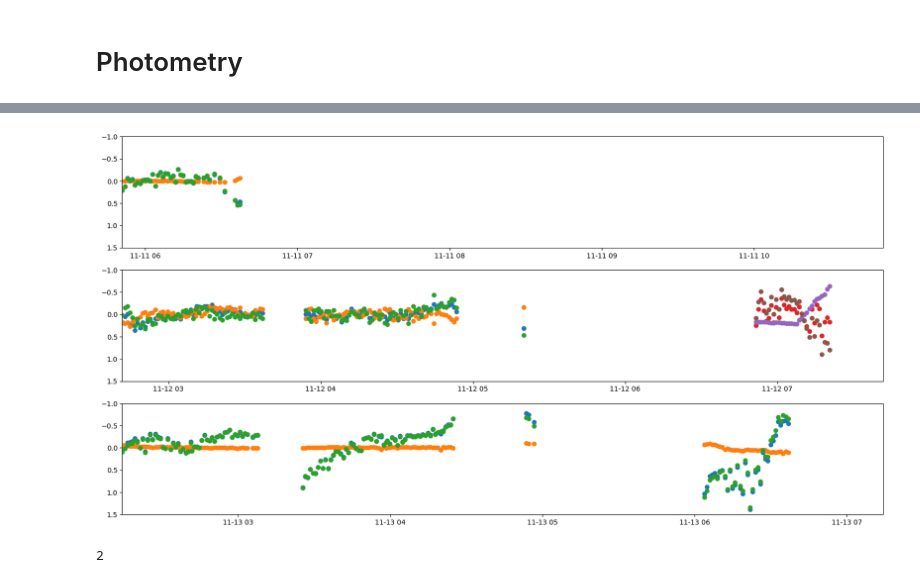
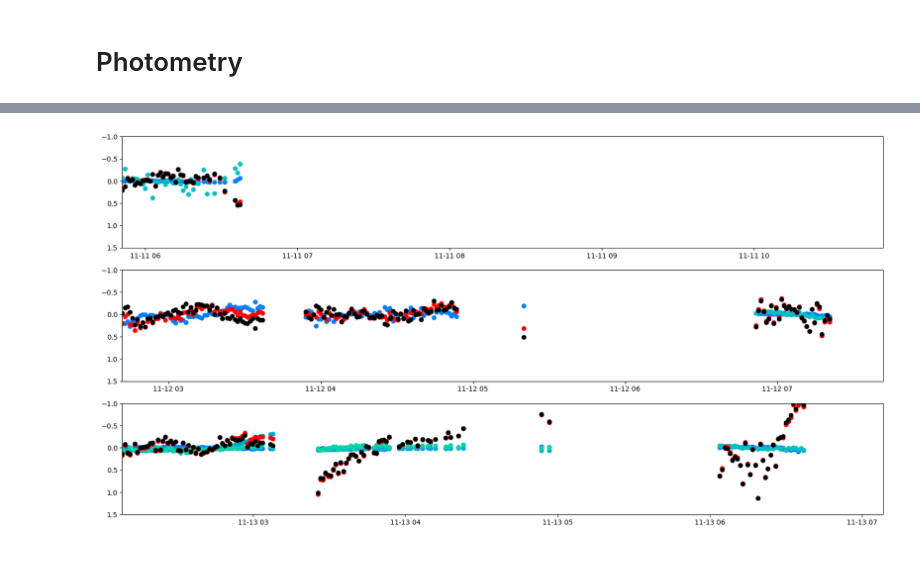
Before and after one commit to mkzeender/astrophysics-brorfelde, a Jupyter notebook: photometry.ipynb, the cells around one changed output, grey strips where cells are left out. Cells and saved outputs as stored; diff of their text form; code cells hidden in the pictures.

Commit message:
split night 3 into groups

```diff
--- a/photometry.ipynb
+++ b/photometry.ipynb
@@ -111,7 +132,9 @@ photometry_1 = aperphot_moving.do_photometry_with_timestamps(
     reference_positions=[
         TargetLoc(620.9218422706329, 187.40594888981994),
         TargetLoc(885.0793838196438, 538.3439309608142)
-    ]
+    ],
+
+    vmax=400
 
 )
 
@@ -155,7 +178,7 @@ photometry_2_group_1 = aperphot_moving.do_photometry_with_timestamps(
 
     reference_positions=[
         TargetLoc(1009.8564266803644, 511.4699819071131),
-        TargetLoc(1445.0230224321135, 583.3006409175242)
+        #TargetLoc(1445.0230224321135, 583.3006409175242) # THIS IS A BAD REFERENCE
     ]
 
 )
@@ -196,7 +219,8 @@ photometry_2_group_2 = aperphot_moving.do_photometry_with_timestamps(
     reference_positions=[
         TargetLoc(x=594.125, y=452.19666666666666,),
         TargetLoc(x=1235.1614583333333, y=679.7175, ),
-        TargetLoc(x=1494.605, y=740.3525,)],
+        #TargetLoc(x=1494.605, y=740.3525,)], # THIS IS A BAD REFERENCE STAR
+    ],
 
     vmin = 0,
     vmax = 600 # corrects brightness in plot
@@ -277,7 +334,7 @@ photometry_3['timestamp'] = photometry_3['timestamp'].apply(parse)
 # %%
 %matplotlib inline
-
-data = photometry_3
+# does not include photometry group 2 night 2
+data = photometry_3_group_1
 
 fig, axes = plt.subplots(3)
 
@@ -285,6 +342,6 @@ fig.set_dpi(300)
 fig.set_figheight(10)
 fig.set_figwidth(20)
 
-for data, ax in zip((photometry_1, photometry_2_group_1, photometry_3), axes):
+for data, ax in zip((photometry_1, photometry_2_group_1, photometry_3_group_1), axes):
     ax.scatter(data['timestamp'], data['differential_mag'])
 # %% [output]
@@ -292,30 +349,48 @@ NameError: name 'photometry_3' is not defined
 # %%
 %matplotlib inline
+
 
 fig, axes = plt.subplots(3)
 fig.set_figheight(10)
 fig.set_figwidth(20)
 
-for data, ax_num in (photometry_1, 0), (photometry_2_group_1, 1), (photometry_2_group_2, 1), (photometry_3, 2):
+for data, ax_num in (photometry_1, 0), (photometry_2_group_1, 1), (photometry_2_group_2, 1), (photometry_3_group_1, 2), (photometry_3_group_2, 2):
     ax = axes[ax_num]
-    for y_name in 'uncalibrated_target_mag', 'uncalibrated_star_mag', 'differential_mag':
-        ax.scatter(data['timestamp'],data[y_name] - np.mean(data[y_name]))
+    # for y_name, color in ('uncalibrated_star_mag', 'cyan'), ('uncalibrated_target_mag', 'black'), ('differential_mag', 'red'):
 
-        ax.set_ylim((-1, 1.5))
 
-for data, ax in zip([photometry_1, photometry_2_group_1, photometry_3], axes):
+    # count ref stars
+    for i in range(10000000):
+        if (y_name := f"uncalibrated_star_{i}_mag") not in data.columns:
+            n = i
+            break
+
+    bg_star_colors = [(0, 0.5 + g/2/n, 1 - g/2/n) for g in range(n)]
+
+    for i in range(n):
+        y_name = f"uncalibrated_star_{i}_mag"
+        ax.scatter(data['timestamp'],data[y_name] - np.mean(data[y_name]), color=bg_star_colors[i])
+
+
+
+    y_name = 'uncalibrated_target_mag'
+    ax.scatter(data['timestamp'],data[y_name] - np.mean(data[y_name]), color='red')
+
+    y_name = 'differential_mag'
+    ax.scatter(data['timestamp'],data[y_name] - np.mean(data[y_name]), color='black')
+
+    ax.set_ylim((-1, 1.5))
+
+for data, ax in zip([photometry_1, photometry_2_group_1, photometry_3_group_1], axes):
         t_0 = min(data['timestamp'])
         ax.set_xlim((t_0, t_0 + timedelta(hours=5)))
 
         ax.invert_yaxis()
     # ax.scatter(data['timestamp'],data['uncalibrated_star_mag'])
     # ax.scatter(data['timestamp'],data['differential_mag'])
 
+
 # To zoom in/out you can set the ylimits:
 #plt.ylim(18,10)
 # %% [output]
-[figure, old version]
+[figure, new version]
-# %%
--1 % 3
-# %% [output]
-2
```
Also changed, not shown: parts of 14 cells of this notebook, 5 other files.
